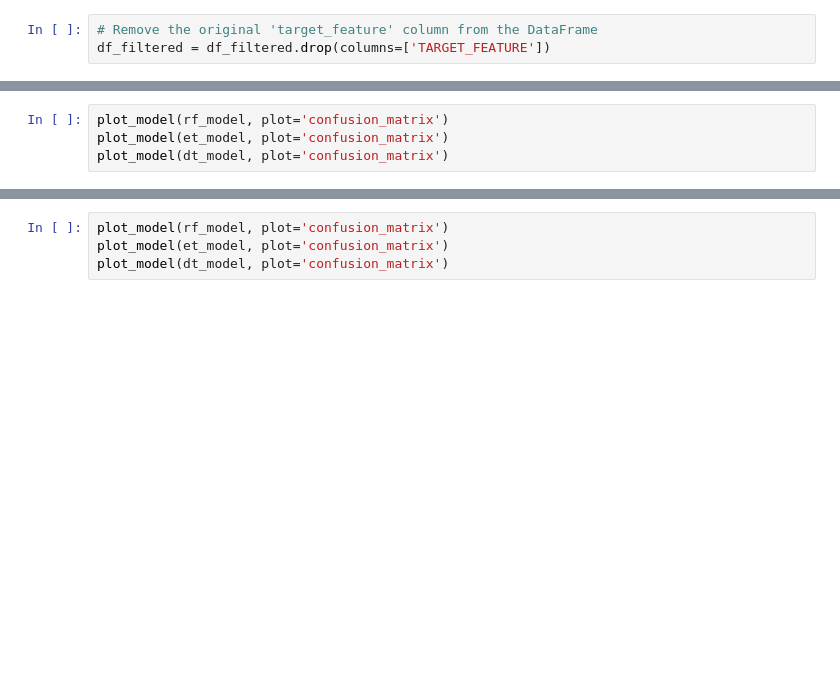
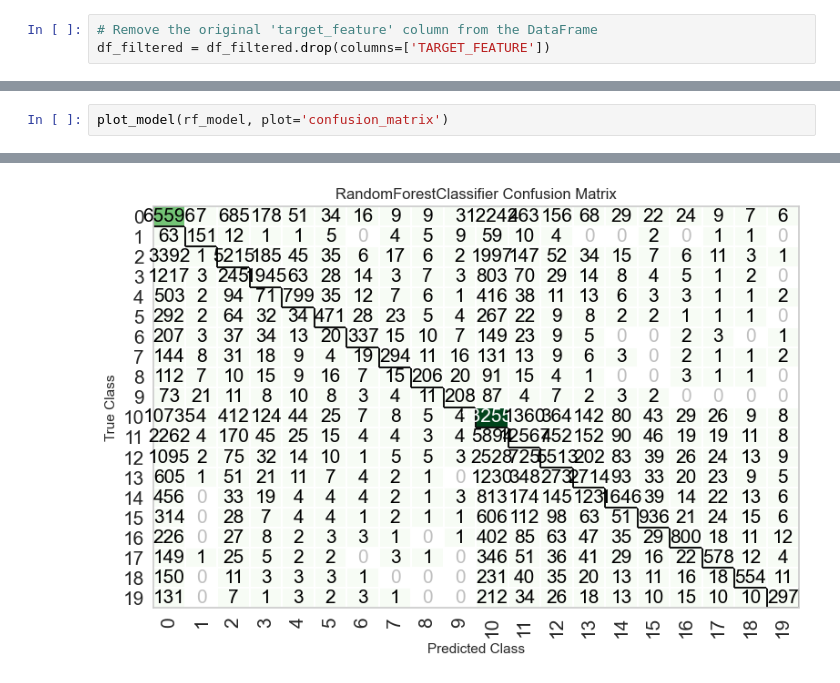
Before and after one commit to GonePhishing2/GonePhishing2.0, a Jupyter notebook: model_finder_classification.ipynb, the cells around one changed output, grey strips where cells are left out. Saved outputs shown, nothing was run; the diff lists cells and outputs as text; blank space fills up the shorter version.

```diff
--- a/model_finder_classification.ipynb
+++ b/model_finder_classification.ipynb
@@ -109,4 +214,3 @@ dt_model = create_model('dt')
 # %%
 plot_model(rf_model, plot='confusion_matrix')
-plot_model(et_model, plot='confusion_matrix')
-plot_model(dt_model, plot='confusion_matrix')
+# %% [output]
@@ -113,4 +218 @@ plot_model(dt_model, plot='confusion_matrix')
+[figure, added]
-# %%
-plot_model(rf_model, plot='confusion_matrix')
-plot_model(et_model, plot='confusion_matrix')
-plot_model(dt_model, plot='confusion_matrix')
```
Also changed, not shown: parts of 16 cells of this notebook.
